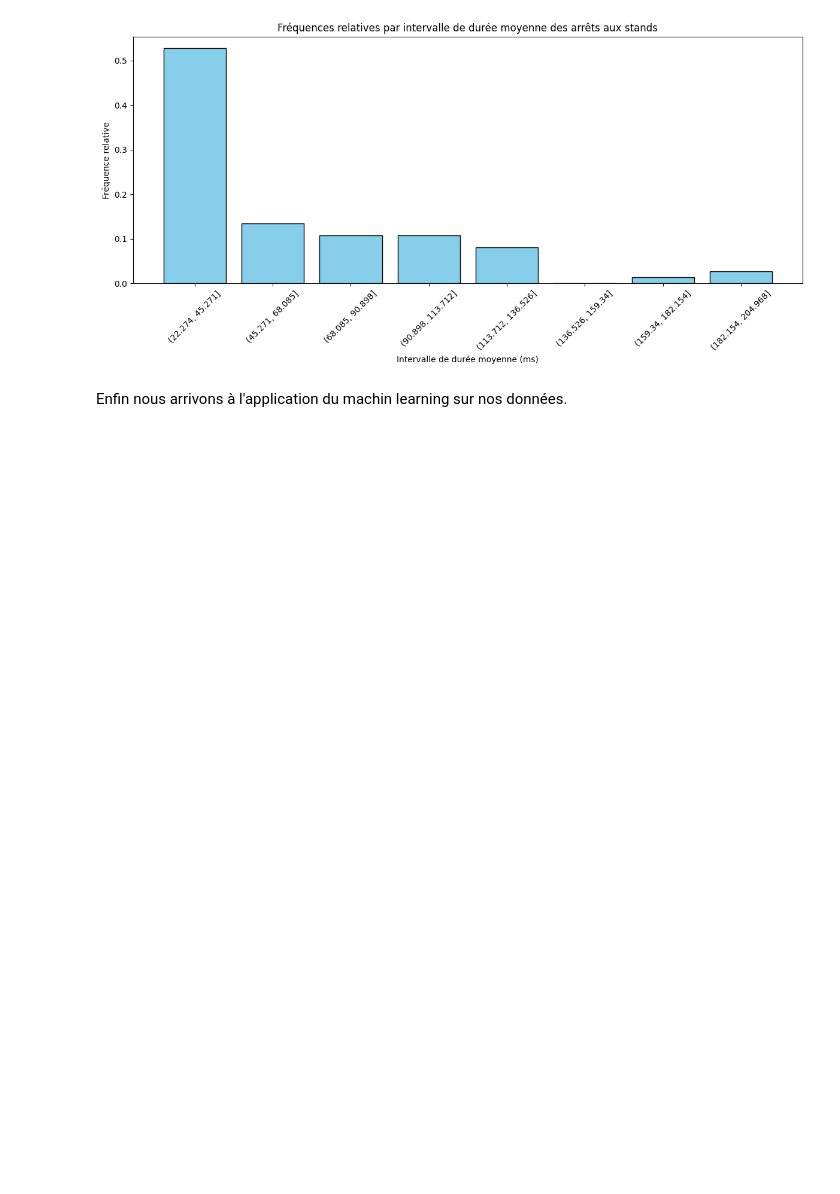
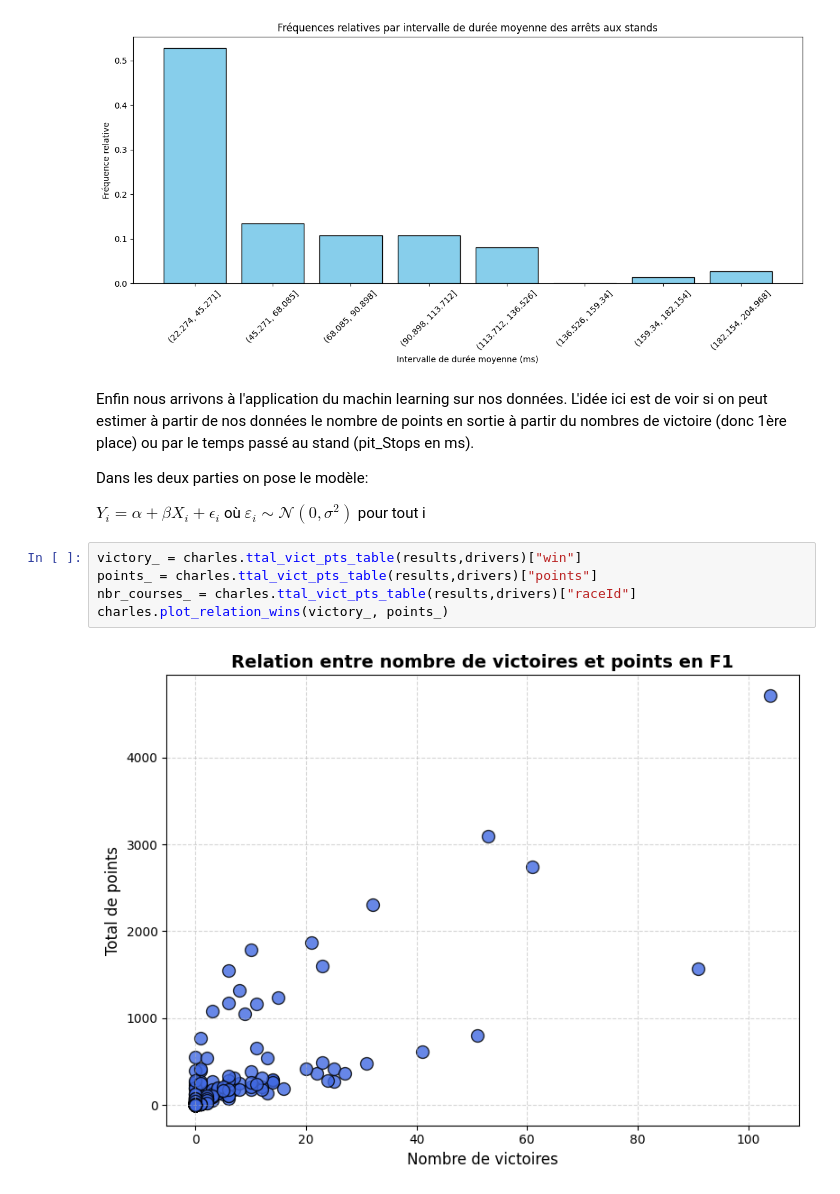
Before and after one commit to OzeelCharles/projet_info2, a Jupyter notebook: Notebook_final.ipynb, the cells around one changed output. Saved outputs shown, nothing was run; the diff lists cells and outputs as text; blank space fills up the shorter version.

Commit message:
fini part Charles notebook final

```diff
--- a/Notebook_final.ipynb
+++ b/Notebook_final.ipynb
@@ -220,3 +220,15 @@ charles.plot_duration_mean_distribution(pit_stops, drivers, 8)
 [figure]
 # %% [markdown]
 Enfin nous arrivons à l'application du machin learning sur nos données.
+L'idée ici est de voir si on peut estimer à partir de nos données le nombre de points en sortie à partir du nombres de victoire (donc 1ère place) ou par le temps passé au stand (pit_Stops en ms).
+
+Dans les deux parties on pose le modèle:
+
+$Y_{i} = \alpha + \beta X_{i} + \epsilon_{i}$  où  $\varepsilon_i \sim \mathcal{N}(0, \sigma^2)$ pour tout i
+# %%
+victory_ = charles.ttal_vict_pts_table(results,drivers)["win"]
+points_ = charles.ttal_vict_pts_table(results,drivers)["points"]
+nbr_courses_ = charles.ttal_vict_pts_table(results,drivers)["raceId"]
+charles.plot_relation_wins(victory_, points_)
+# %% [output]
+[figure, added]
```
Also changed, not shown: parts of 7 cells of this notebook, 1 other file.
